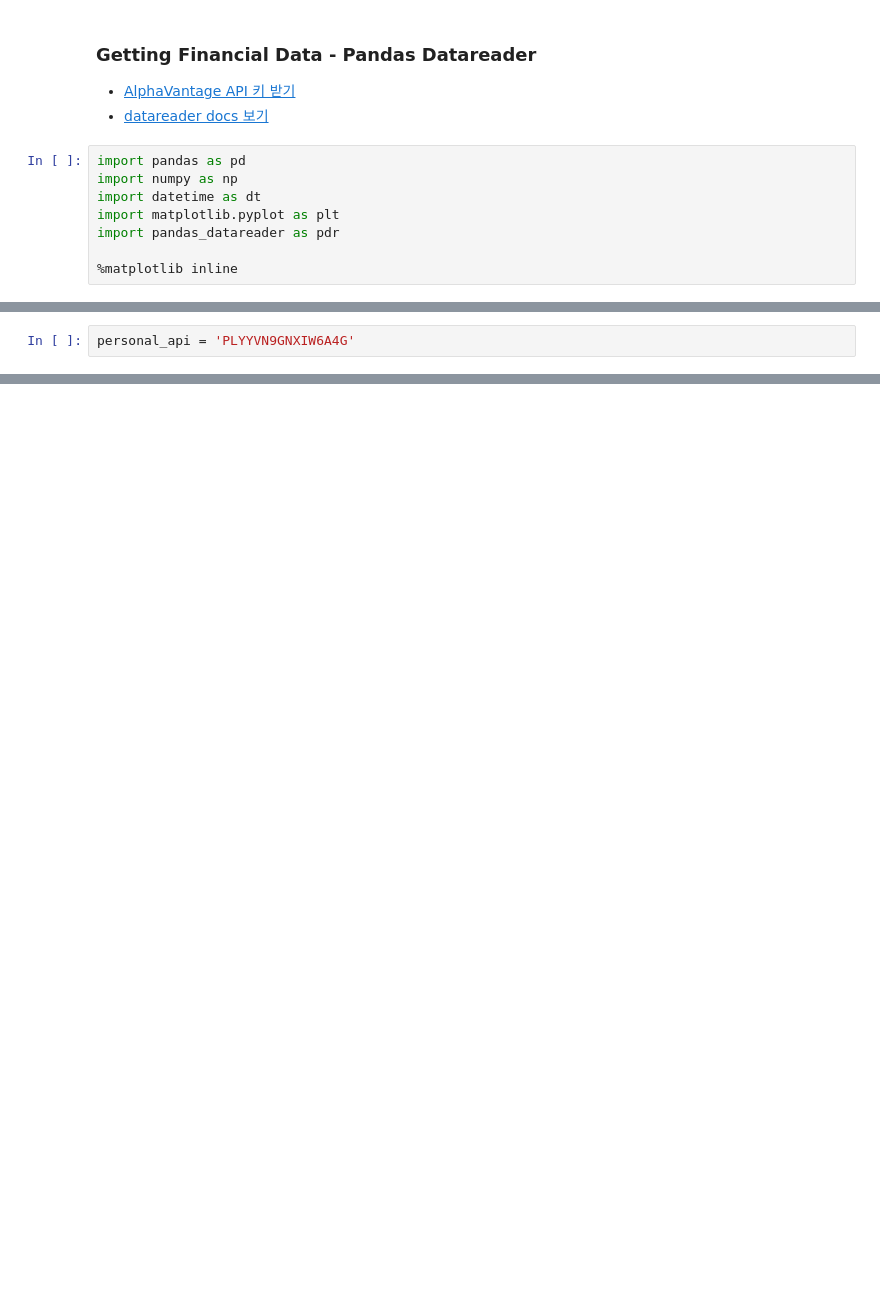
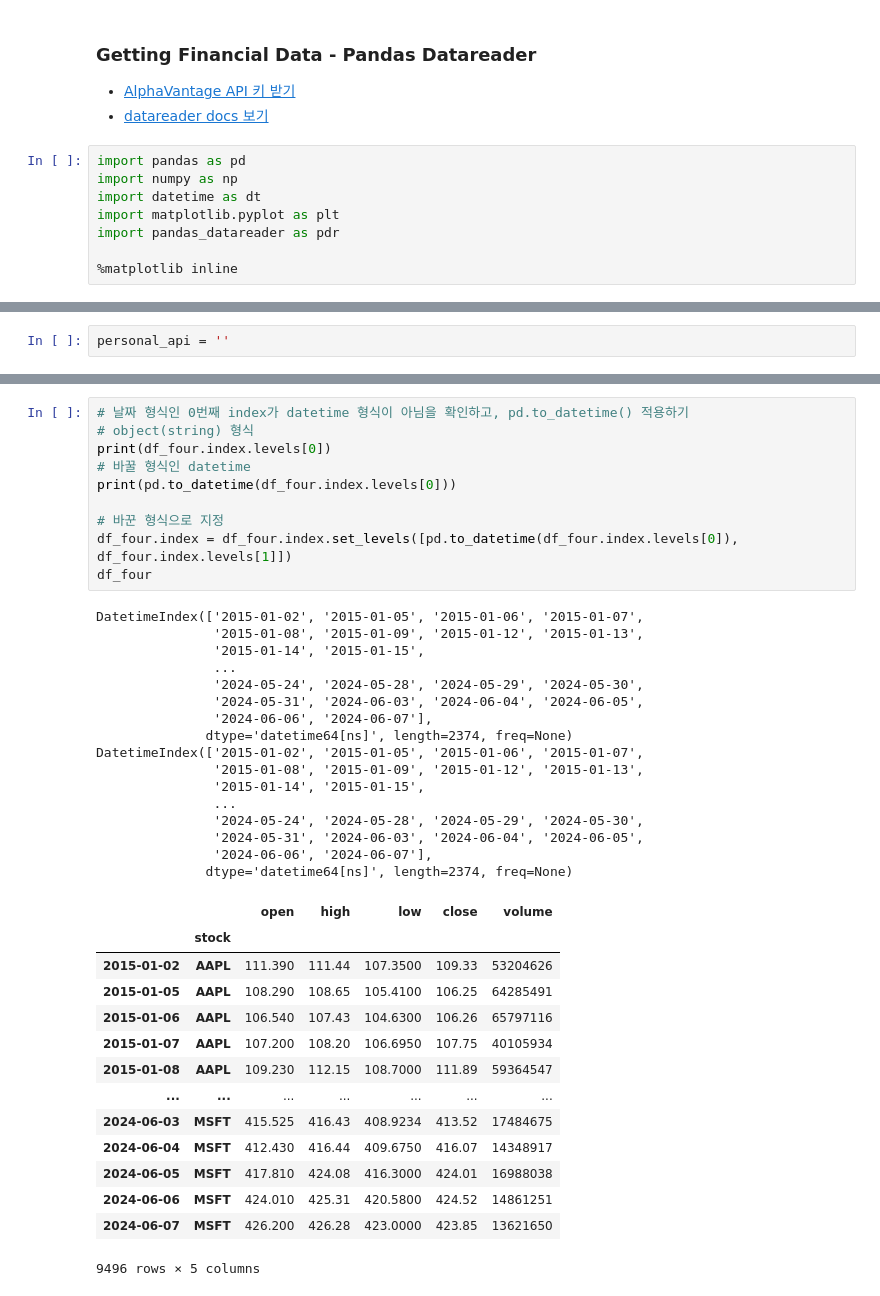
Before and after one commit to YoungriKIM/Engineer_Big_Data_Analysis, a Jupyter notebook: pandas_exercises/09_02_ Getting Financial Data.ipynb, the cells around one changed output, grey strips where cells are left out. Saved outputs shown, nothing was run; the diff lists cells and outputs as text; blank space fills up the shorter version.

```diff
--- a/pandas_exercises/09_02_ Getting Financial Data.ipynb
+++ b/pandas_exercises/09_02_ Getting Financial Data.ipynb
@@ -29,2 +29,2 @@ DatetimeIndex(['2015-01-01', '2015-01-02', '2015-01-03', '2015-01-04',
 # %%
-personal_api = 'PLYYVN9GNXIW6A4G'
+personal_api = ''
@@ -65,0 +151,41 @@ AttributeError: 'AVTimeSeriesReader' object has no attribute 'head'
+# %%
+# 날짜 형식인 0번째 index가 datetime 형식이 아님을 확인하고, pd.to_datetime() 적용하기
+# object(string) 형식
+print(df_four.index.levels[0])
+# 바꿀 형식인 datetime
+print(pd.to_datetime(df_four.index.levels[0]))
+
+# 바꾼 형식으로 지정
+df_four.index = df_four.index.set_levels([pd.to_datetime(df_four.index.levels[0]), df_four.index.levels[1]])
+df_four
+# %% [output]
+DatetimeIndex(['2015-01-02', '2015-01-05', '2015-01-06', '2015-01-07',
+               '2015-01-08', '2015-01-09', '2015-01-12', '2015-01-13',
+               '2015-01-14', '2015-01-15',
+               ...
+               '2024-05-24', '2024-05-28', '2024-05-29', '2024-05-30',
+               '2024-05-31', '2024-06-03', '2024-06-04', '2024-06-05',
+               '2024-06-06', '2024-06-07'],
+              dtype='datetime64[ns]', length=2374, freq=None)
+DatetimeIndex(['2015-01-02', '2015-01-05', '2015-01-06', '2015-01-07',
+               '2015-01-08', '2015-01-09', '2015-01-12', '2015-01-13',
+               '2015-01-14', '2015-01-15',
+               ...
+               '2024-05-24', '2024-05-28', '2024-05-29', '2024-05-30',
+               '2024-05-31', '2024-06-03', '2024-06-04', '2024-06-05',
+               '2024-06-06', '2024-06-07'],
+              dtype='datetime64[ns]', length=2374, freq=None)
+|  |  | open | high | low | close | volume |
+|  | stock |  |  |  |  |  |
+| 2015-01-02 | AAPL | 111.390 | 111.44 | 107.3500 | 109.33 | 53204626 |
+| 2015-01-05 | AAPL | 108.290 | 108.65 | 105.4100 | 106.25 | 64285491 |
+| 2015-01-06 | AAPL | 106.540 | 107.43 | 104.6300 | 106.26 | 65797116 |
+| 2015-01-07 | AAPL | 107.200 | 108.20 | 106.6950 | 107.75 | 40105934 |
+| 2015-01-08 | AAPL | 109.230 | 112.15 | 108.7000 | 111.89 | 59364547 |
+| ... | ... | ... | ... | ... | ... | ... |
+| 2024-06-03 | MSFT | 415.525 | 416.43 | 408.9234 | 413.52 | 17484675 |
+| 2024-06-04 | MSFT | 412.430 | 416.44 | 409.6750 | 416.07 | 14348917 |
+| 2024-06-05 | MSFT | 417.810 | 424.08 | 416.3000 | 424.01 | 16988038 |
+| 2024-06-06 | MSFT | 424.010 | 425.31 | 420.5800 | 424.52 | 14861251 |
+| 2024-06-07 | MSFT | 426.200 | 426.28 | 423.0000 | 423.85 | 13621650 |
+9496 rows × 5 columns
```
Also changed, not shown: parts of 11 cells of this notebook.
